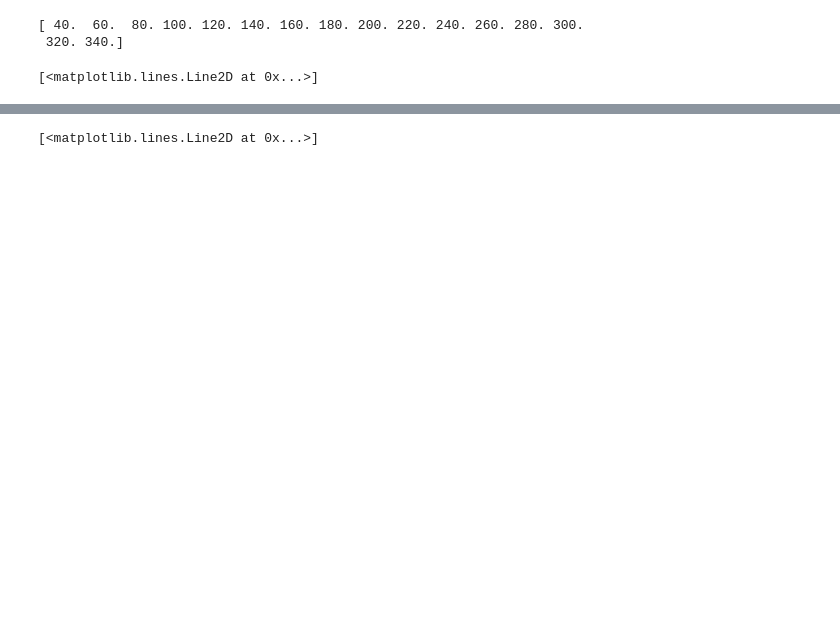
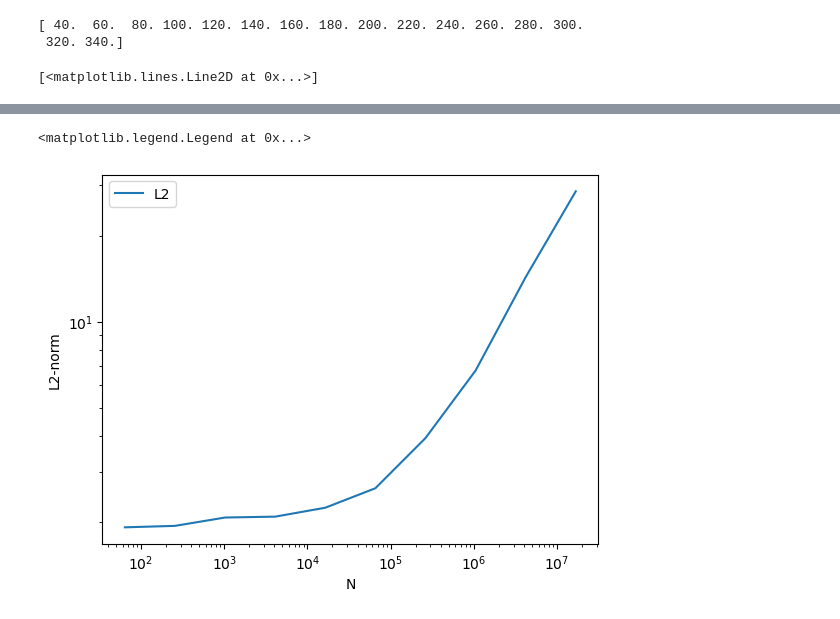
Before and after one commit to SickSmile1/naive-fft-mlms, a Jupyter notebook: results/plotResults.ipynb, the cells around one changed output, grey strips where cells are left out. Cells and saved outputs as stored; diff of their text form; code cells hidden in the pictures; blank space fills up the shorter version.

```diff
--- a/results/plotResults.ipynb
+++ b/results/plotResults.ipynb
@@ -37,14 +37,14 @@ means = np.loadtxt("res_l2", delimiter="\t")
 t_min2 = means[:,0]
 t_max2 = means[:,1]
 t_mean2 = means[:,2]
-t_min3 = means[:,3]
-t_max3 = means[:,4]
-t_mean3 = means[:,5]
-t_min4 = means[:,6]
-t_max4 = means[:,7]
-t_mean4 = means[:,8]
-t = np.array([8,16,32,64,128,256,512,1024])
-plt.plot(t, t_mean2, color='blue')
-plt.plot(t, t_mean3, color='red')
-plt.plot(t, t_mean4, color='yellow')
+
+plt.yscale("log")
+plt.xscale("log")
+
+t = np.array([8,16,32,64,128,256,512,1024,2048,4096])
+t = t**2
+plt.plot(t, t_mean2)
+plt.ylabel("L2-norm")
+plt.xlabel("N")
+plt.legend(["L2"])
 # %% [output]
@@ -53,2 +51,3 @@ plt.plot(t, t_mean4, color='yellow')
-[<matplotlib.lines.Line2D at 0x...>]
+<matplotlib.legend.Legend at 0x...>
+[figure, added]
 # %%
```
Also changed, not shown: parts of 2 cells of this notebook, 9 other files.
